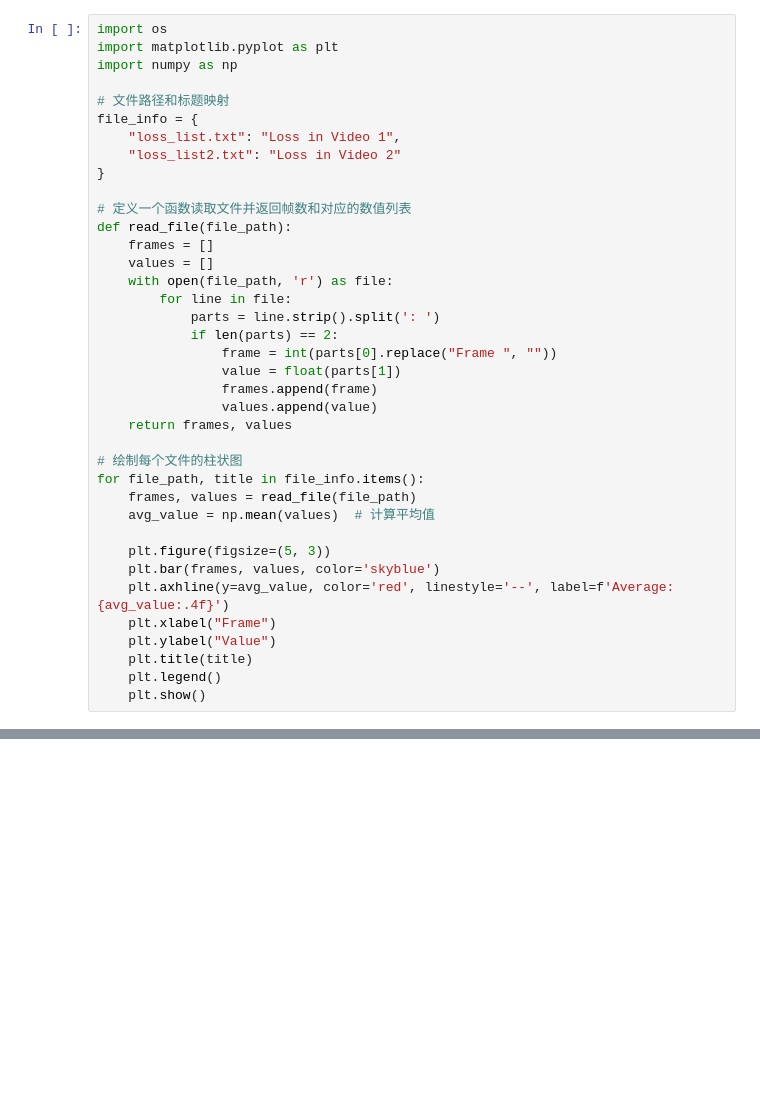
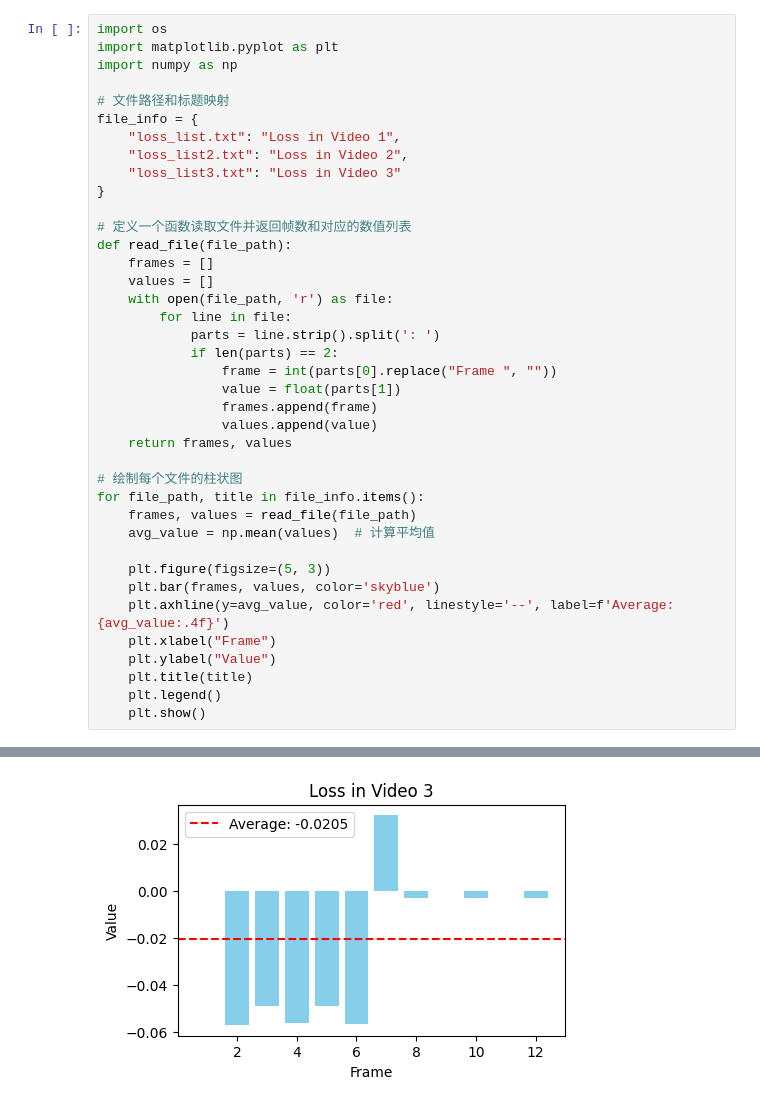
Before and after one commit to ac-freeman/GSVC, a Jupyter notebook: exp/GMM_exp2/draw.ipynb, the cells around one changed output, grey strips where cells are left out. Cells and saved outputs as stored; diff of their text form; blank space fills up the shorter version.

```diff
--- a/exp/GMM_exp2/draw.ipynb
+++ b/exp/GMM_exp2/draw.ipynb
@@ -6,39 +6,41 @@ import numpy as np
 # 文件路径和标题映射
 file_info = {
     "loss_list.txt": "Loss in Video 1",
-    "loss_list2.txt": "Loss in Video 2"
+    "loss_list2.txt": "Loss in Video 2",
+    "loss_list3.txt": "Loss in Video 3"
 }
 
 # 定义一个函数读取文件并返回帧数和对应的数值列表
 def read_file(file_path):
     frames = []
     values = []
     with open(file_path, 'r') as file:
         for line in file:
             parts = line.strip().split(': ')
             if len(parts) == 2:
                 frame = int(parts[0].replace("Frame ", ""))
                 value = float(parts[1])
                 frames.append(frame)
                 values.append(value)
     return frames, values
 
 # 绘制每个文件的柱状图
 for file_path, title in file_info.items():
     frames, values = read_file(file_path)
     avg_value = np.mean(values)  # 计算平均值
 
     plt.figure(figsize=(5, 3))
     plt.bar(frames, values, color='skyblue')
     plt.axhline(y=avg_value, color='red', linestyle='--', label=f'Average: {avg_value:.4f}')
     plt.xlabel("Frame")
     plt.ylabel("Value")
     plt.title(title)
     plt.legend()
     plt.show()
 # %% [output]
 [figure]
 [figure]
+[figure, added]
 # %%
 import os
 import matplotlib.pyplot as plt
```
Also changed, not shown: parts of 3 cells of this notebook, 2 other files.
